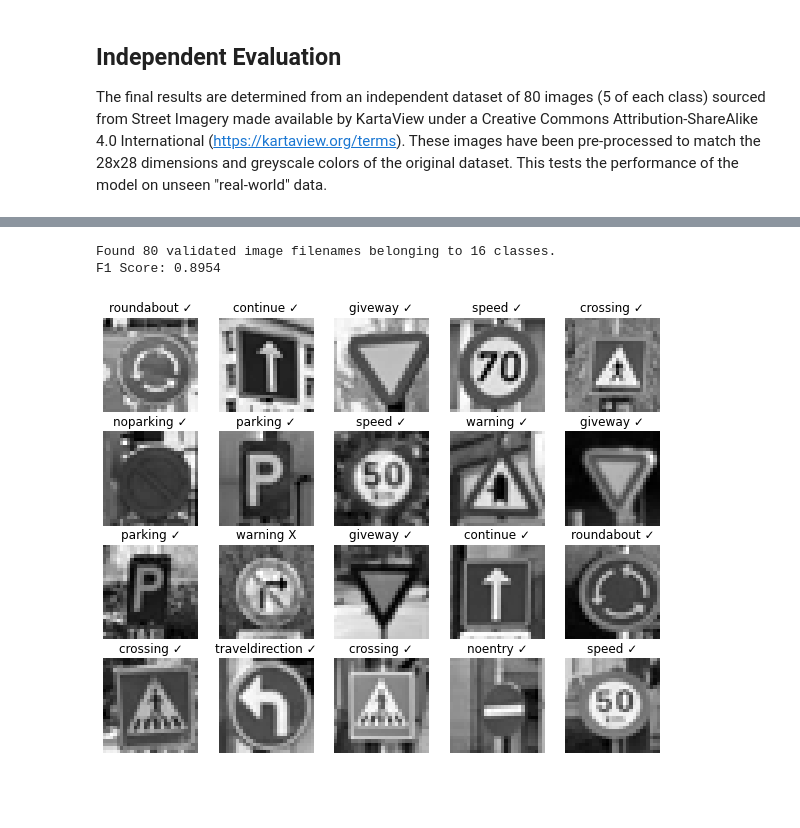
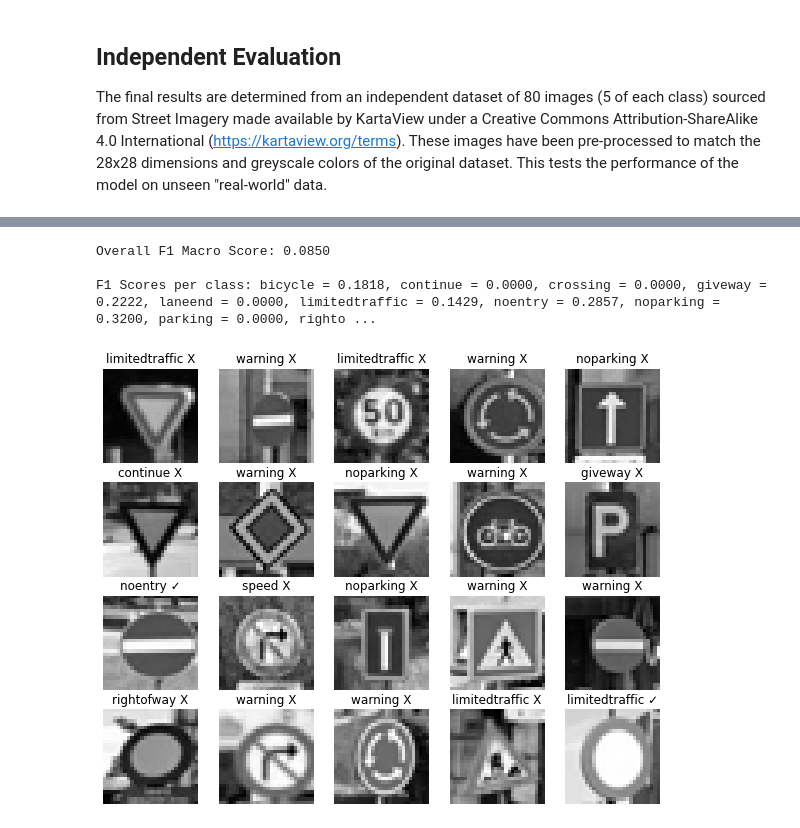
Before and after one commit to Ethan-Rayner/RoadSignClassification, a Jupyter notebook: dan_merge.ipynb, the cells around one changed output, grey strips where cells are left out. Drawn from its saved outputs; the diff is of its cells as text; code cells hidden in the pictures; blank space fills up the shorter version.

```diff
--- a/dan_merge.ipynb
+++ b/dan_merge.ipynb
@@ -79,14 +82,13 @@ Found 740 validated image filenames belonging to 16 classes.
 The final results are determined from an independent dataset of 80 images (5 of each class) sourced from Street Imagery made available by KartaView under a Creative Commons Attribution-ShareAlike 4.0 International ([https://kartaview.org/terms](https://kartaview.org/terms)). These images have been pre-processed to match the 28x28 dimensions and greyscale colors of the original dataset. This tests the performance of the model on unseen "real-world" data.
 # %%
 NUM_TO_VISUALIZE = 20
+NUM_TO_F1_SCORE = 100
 IMAGES_FILE = "test-images.csv"
 
 from models.test import create_test_generator
 from models.test import show_visual_results
-from models.test import score_f1
 
-alex_test_images = create_test_generator(IMAGES_FILE, CLASS_COLUMN, IMAGE_SIZE, 1)
-show_visual_results(alex_model, alex_test_images, NUM_TO_VISUALIZE)
-score_f1(alex_model, alex_test_images)
+test_images = create_test_generator(IMAGES_FILE, CLASS_COLUMN, IMAGE_SIZE, NUM_TO_F1_SCORE)
+test_images_single_batch = create_test_generator(IMAGES_FILE, CLASS_COLUMN, IMAGE_SIZE, 1)
 # %% [output]
 Found 80 validated image filenames belonging to 16 classes.
@@ -95,8 +96,8 @@ F1 Score: 0.6594
-# %%
-vgg_test_images = create_test_generator(IMAGES_FILE, CLASS_COLUMN, IMAGE_SIZE, 1)
-show_visual_results(vgg_model, vgg_test_images, NUM_TO_VISUALIZE)
-score_f1(vgg_model, vgg_test_images)
-# %% [output]
-Found 80 validated image filenames belonging to 16 classes.
-F1 Score: 0.8954
-[figure, removed]
+# %%
+show_visual_results(alex_model, test_images_single_batch, NUM_TO_VISUALIZE)
+score_f1(alex_model, test_images)
+# %% [output]
+Overall F1 Macro Score: 0.0850
+
+F1 Scores per class: bicycle = 0.1818, continue = 0.0000, crossing = 0.0000, giveway = 0.2222, laneend = 0.0000, limitedtraffic = 0.1429, noentry = 0.2857, noparking = 0.3200, parking = 0.0000, righto ...
+[figure, added]
```
Also changed, not shown: parts of 4 cells of this notebook, 4 other files.
